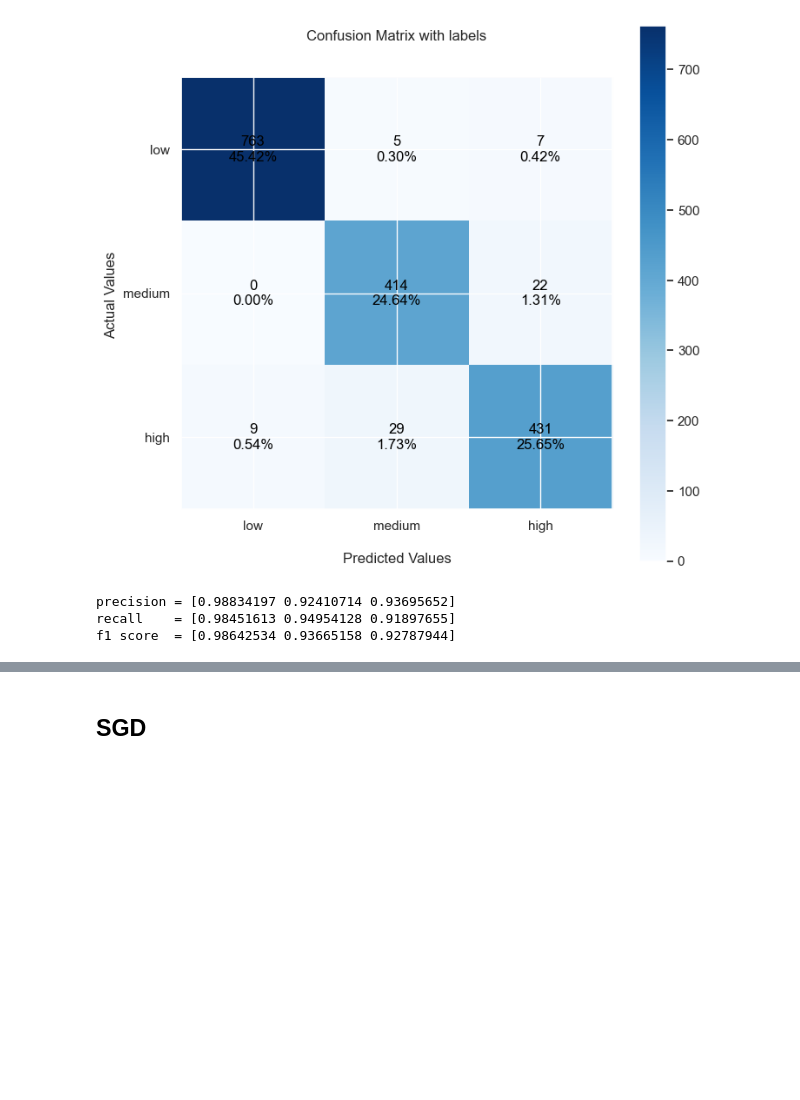
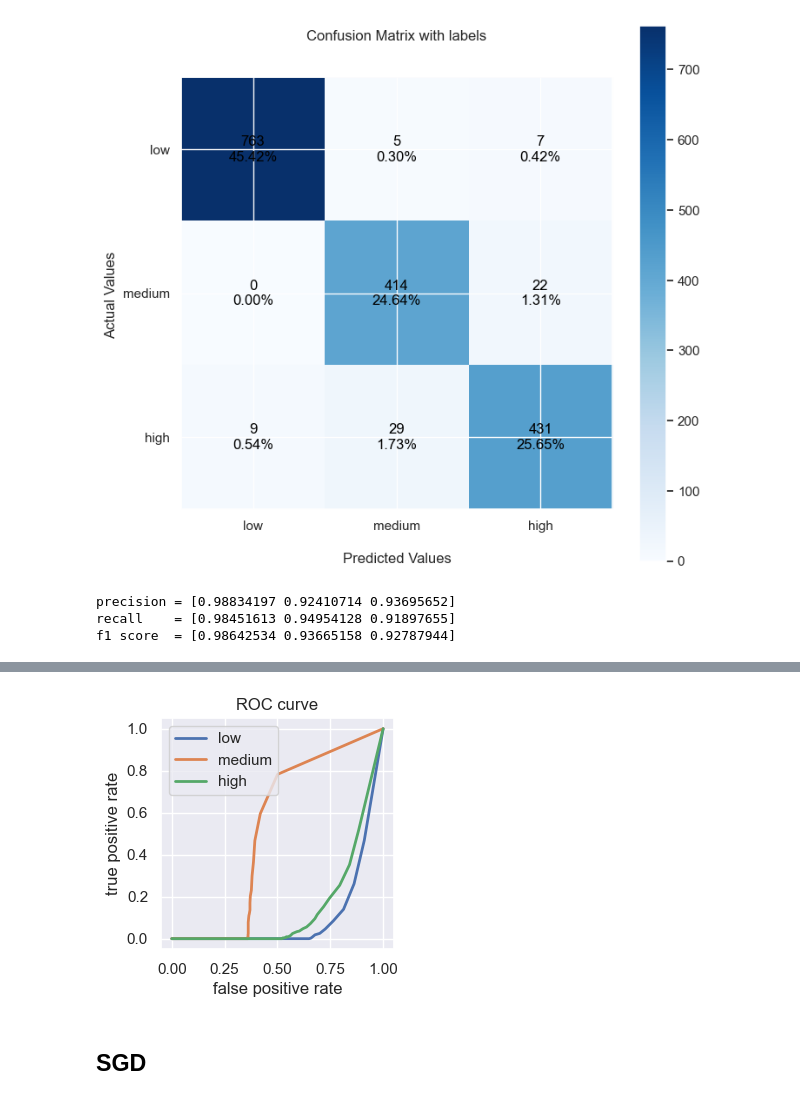
Before and after one commit to Chin-Wai-Yee/AIT_assignment, a Jupyter notebook: G37.ipynb, the cells around one changed output, grey strips where cells are left out. Cells and saved outputs as stored; diff of their text form; code cells hidden in the pictures; blank space fills up the shorter version.

```diff
--- a/G37.ipynb
+++ b/G37.ipynb
@@ -463,2 +486,6 @@ showPrecisionRecall(X_train, y_train, forest_classifier, classes)
+# %%
+showRocCurve(X_train, y_train, forest_classifier, classes)
+# %% [output]
+[figure, added]
 # %% [markdown]
 ## SGD
```
Also changed, not shown: parts of 16 cells of this notebook.
